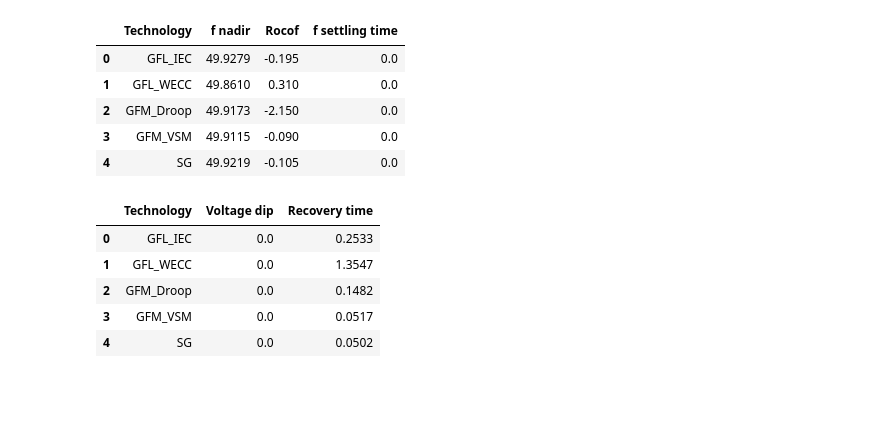
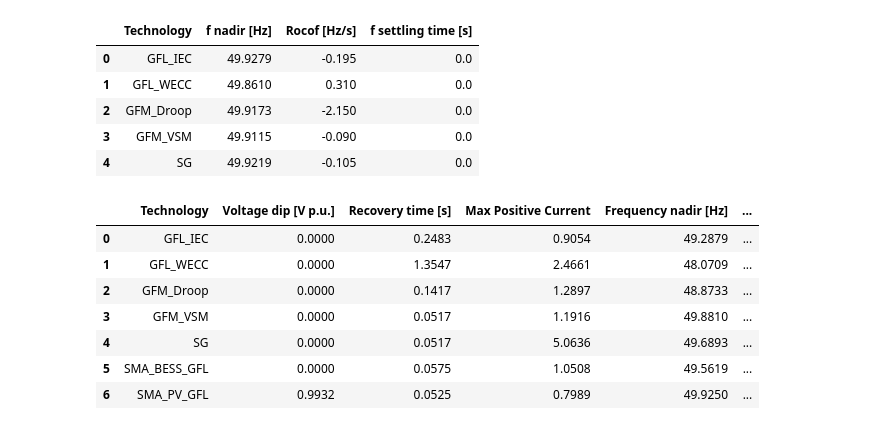
Before and after one commit to marioataveraleon/Thesis, a Jupyter notebook: Scripts/kpis.ipynb, the cells around one changed output. Cells and saved outputs as stored; diff of their text form; code cells hidden in the pictures; blank space fills up the shorter version.

Commit message:
Changes done in kpi for plotting the signaLS and to calculate rocof, also check Ipos max kpi funciton pending

```diff
--- a/Scripts/kpis.ipynb
+++ b/Scripts/kpis.ipynb
@@ -138,7 +139,8 @@ def kpi_rocof_max(df,colmap,t0:float,t1:float) -> float:
     m = window_mask(t,t0,t1)
     dfdt = finite_diff_derivative(t[m],f[m]) #df/dt
     idx = np.argmax(np.abs(dfdt))
-    return float(dfdt[idx])
+    rocof = float(dfdt[idx])
+    return rocof,dfdt,t[m]
 
 def kpi_settling_time_f(df,colmap,t_event:float,
                         f_ref:float =50.0, band_hz:float = 0.5,
@@ -298,11 +289,0 @@ BaseCase: dict_keys([('GFL_IEC', 'E0_Base_Case'), ('GFL_WECC', 'E0_Base_Case'),
-# %%
-
-gfl_iec_ls = loadsteps[("GFL_IEC","E1_Load_Step")]
-nadir = kpi_f_nadir(gfl_iec_ls,colmap,0.95,15)
-gfl_iec_sc = three_ph_scs[('GFM_Droop', 'E2_3PhSC')]
-t = get_series(gfl_iec_sc,colmap,"t")
-f =get_series(gfl_iec_sc,colmap,"f")
-print(f)
-settling_time = kpi_settling_time_f(gfl_iec_sc,colmap,0.95,50,0.5,0.5,20)
-print(settling_time)
-plot_signal(t,f,50,0.5,"Settling time f","Frequency")
@@ -323,0 +290,6 @@ Name: Electrical Frequency in Hz, Length: 20103, dtype: float64
+# %%
+
+gfl_iec_ls = loadsteps[("GFL_IEC","E1_Load_Step")]
+nadir = kpi_f_nadir(gfl_iec_ls,colmap,0.95,15)
+rocof,dfdt,t_rocof = kpi_rocof_max(gfl_iec_ls,colmap,-0.1,20)
+print(dfdt)
@@ -325,16 +305,20 @@ Name: Electrical Frequency in Hz, Length: 20103, dtype: float64
 rows = []
 for (technology,fault), df in loadsteps.items():
     nadir = kpi_f_nadir(df,colmap,0.95,15)
-    RoCoF = kpi_rocof_max(df,colmap,1,10)
+    RoCoF,dfdt,t_rocof = kpi_rocof_max(df,colmap,0,5)
     settling_time = kpi_settling_time_f(df,colmap,1,50,0.5,0.5,20)
     row = {"Technology" : technology, "f nadir [Hz]": nadir,
            "Rocof [Hz/s]":RoCoF,"f settling time [s]": settling_time}
     rows.append(row)
+    t = get_series(df,colmap,"t")
+    f = get_series(df,colmap,"f")
+    #plot_signal(t,f,50,nadir,0.5,settling_time,"Frequency","Hz")
+    #plot_signal(t_rocof,dfdt,reference = 0.0,nadir = None,band = 0,settling_time=0,title="RoCoF",y_label="Hz/s")
 
 loadstep_analysis = pd.DataFrame(rows)
 loadstep_analysis.head()
 # %% [output]
-|  | Technology | f nadir | Rocof | f settling time |
+|  | Technology | f nadir [Hz] | Rocof [Hz/s] | f settling time [s] |
 | 0 | GFL_IEC | 49.9279 | -0.195 | 0.0 |
 | 1 | GFL_WECC | 49.8610 | 0.310 | 0.0 |
 | 2 | GFM_Droop | 49.9173 | -2.150 | 0.0 |
@@ -343,19 +327,32 @@ loadstep_analysis.head()
 # %%
 rows = []
 for (technology,fault), df in three_ph_scs.items():
     Vdip = kpi_Vmin_fault(df,colmap,0.95,20)
     recovery_time = kpi_V_recovery_time(df,colmap,1.1,0.95,0.05,1,20)
+    Ipos_max = kpi_Ipos_max(df,colmap,0,20)
+    nadir = kpi_f_nadir(df,colmap,0,20)
+    RoCoF,dfdt,t_rocof = kpi_rocof_max(df,colmap,0,5)
+
 
     row = {"Technology" : technology, "Voltage dip [V p.u.]": Vdip,
-           "Recovery time [s]":recovery_time,}
+           "Recovery time [s]":recovery_time,"Max Positive Current": Ipos_max,
+           "Frequency nadir [Hz]":nadir,"RoCoF [Hz/s]":RoCoF}
     rows.append(row)
+    t = get_series(df,colmap,"t")
+    V = get_series(df,colmap,"V")
+    f= get_series(df,colmap,"f")
+    #plot_signal(t,V,reference = 1,nadir = Vdip,band = 0.5,settling_time=recovery_time,
+                #title="Voltage",y_label="Voltage [p.u.]")
+    #plot_signal(t_rocof,dfdt,0,0,0,0,"RoCoF","Hz/s")
 
 three_ph_sc_analysis = pd.DataFrame(rows)
-three_ph_sc_analysis.head()
+three_ph_sc_analysis.head(7)
 # %% [output]
-|  | Technology | Voltage dip | Recovery time |
-| 0 | GFL_IEC | 0.0 | 0.2533 |
-| 1 | GFL_WECC | 0.0 | 1.3547 |
-| 2 | GFM_Droop | 0.0 | 0.1482 |
-| 3 | GFM_VSM | 0.0 | 0.0517 |
-| 4 | SG | 0.0 | 0.0502 |
+|  | Technology | Voltage dip [V p.u.] | Recovery time [s] | Max Positive Current | Frequency nadir [Hz] | ... |
+| 0 | GFL_IEC | 0.0000 | 0.2483 | 0.9054 | 49.2879 | ... |
+| 1 | GFL_WECC | 0.0000 | 1.3547 | 2.4661 | 48.0709 | ... |
+| 2 | GFM_Droop | 0.0000 | 0.1417 | 1.2897 | 48.8733 | ... |
+| 3 | GFM_VSM | 0.0000 | 0.0517 | 1.1916 | 49.8810 | ... |
+| 4 | SG | 0.0000 | 0.0517 | 5.0636 | 49.6893 | ... |
+| 5 | SMA_BESS_GFL | 0.0000 | 0.0575 | 1.0508 | 49.5619 | ... |
+| 6 | SMA_PV_GFL | 0.9932 | 0.0525 | 0.7989 | 49.9250 | ... |
```
Also changed, not shown: parts of 7 cells of this notebook, 2 other files.
